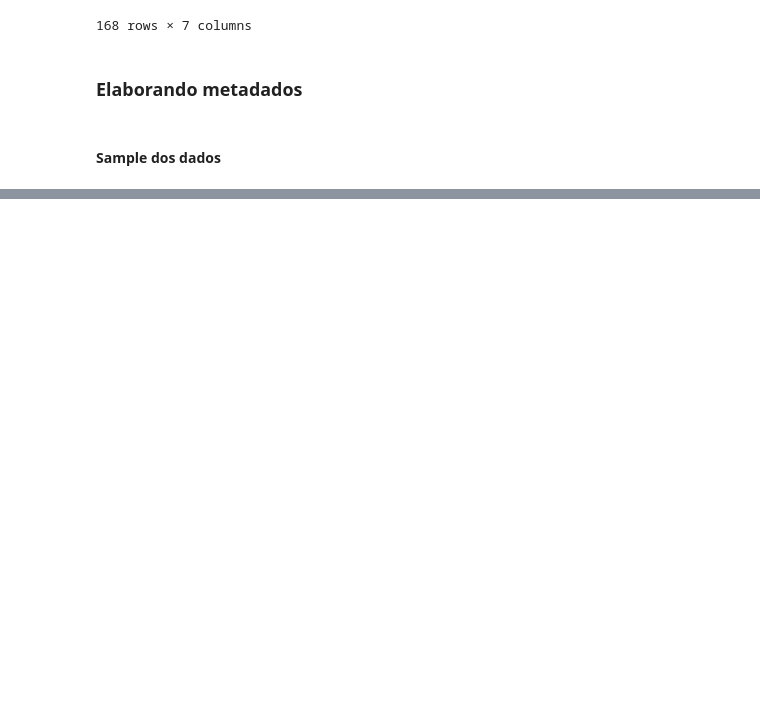
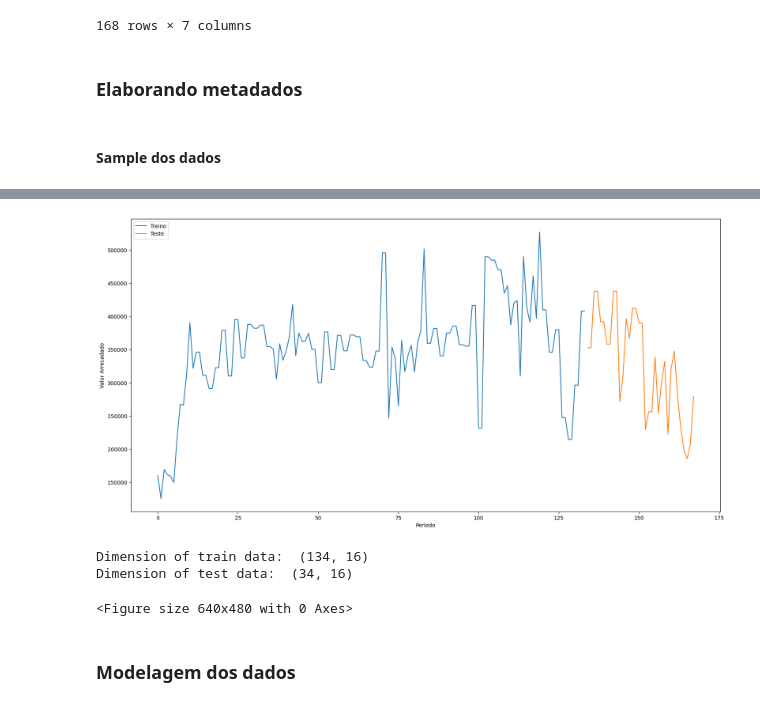
Before and after one commit to AllysonAbreu/neural_network_studies, a Jupyter notebook: notebooks/v2/rede_neural_dados_nuvem.ipynb, the cells around one changed output, grey strips where cells are left out. Saved outputs shown, nothing was run; the diff lists cells and outputs as text; code cells hidden in the pictures; blank space fills up the shorter version.

```diff
--- a/notebooks/v2/rede_neural_dados_nuvem.ipynb
+++ b/notebooks/v2/rede_neural_dados_nuvem.ipynb
@@ -126,6 +126,20 @@ def remove_outliers(df, coluna):
 def box_plot(df, coluna_referencia, coluna_visao):
     print(f'Quantidade de registros: {df.shape[0]}')
     df.boxplot(by=coluna_referencia, column=coluna_visao, figsize=(10,6))
+# %%
+def plot_series_data(df, coluna_referencia):
+    train_size = int(len(df) * 0.8)
+    train_dataset, test_dataset = df.iloc[:train_size], df.iloc[train_size:]
+    plt.figure(figsize=(20,10))
+    plt.plot(train_dataset[coluna_referencia])
+    plt.plot(test_dataset[coluna_referencia])
+    plt.xlabel('Período')
+    plt.ylabel('Valor Arrecadado')
+    plt.legend(['Treino', 'Teste'], loc='upper left')
+    plt.show()
+    plt.savefig('../../src/static/images/dados_treinamento.png')
+    print('Dimension of train data: ', train_dataset.shape)
+    print('Dimension of test data: ', test_dataset.shape)
 # %% [markdown]
 ## Conversão de tipos de dados nas colunas
 # %%
@@ -444,3 +457,8 @@ df_receitas_agrupado.head()
 | 2 | 2013 | 2013-03 | 169281.06 | 60612 | 1482 | 1146 | 770339.0 | 0.0 | ... |
 | 3 | 2013 | 2013-04 | 161371.68 | 60612 | 1482 | 1146 | 770339.0 | 0.0 | ... |
 | 4 | 2013 | 2013-05 | 158982.66 | 60612 | 1482 | 1146 | 770339.0 | 0.0 | ... |
+# %%
+df_receitas_agrupado.drop(columns=['ano'], inplace=True)
+df_receitas_agrupado = transforma_data_em_ordinal(df_receitas_agrupado, 'ano_mes')
+df_receitas_agrupado.drop(columns=['ano_mes'], inplace=True)
+df_receitas_agrupado.head()
@@ -446,0 +472,9 @@ df_receitas_agrupado.head()
+# %%
+plot_series_data(df_receitas_agrupado, 'valor_receita')
+# %% [output]
+[figure, added]
+Dimension of train data:  (134, 16)
+Dimension of test data:  (34, 16)
+<Figure size 640x480 with 0 Axes>
+# %% [markdown]
+### Modelagem dos dados
```
Also changed, not shown: parts of 29 cells of this notebook, 4 other files.
